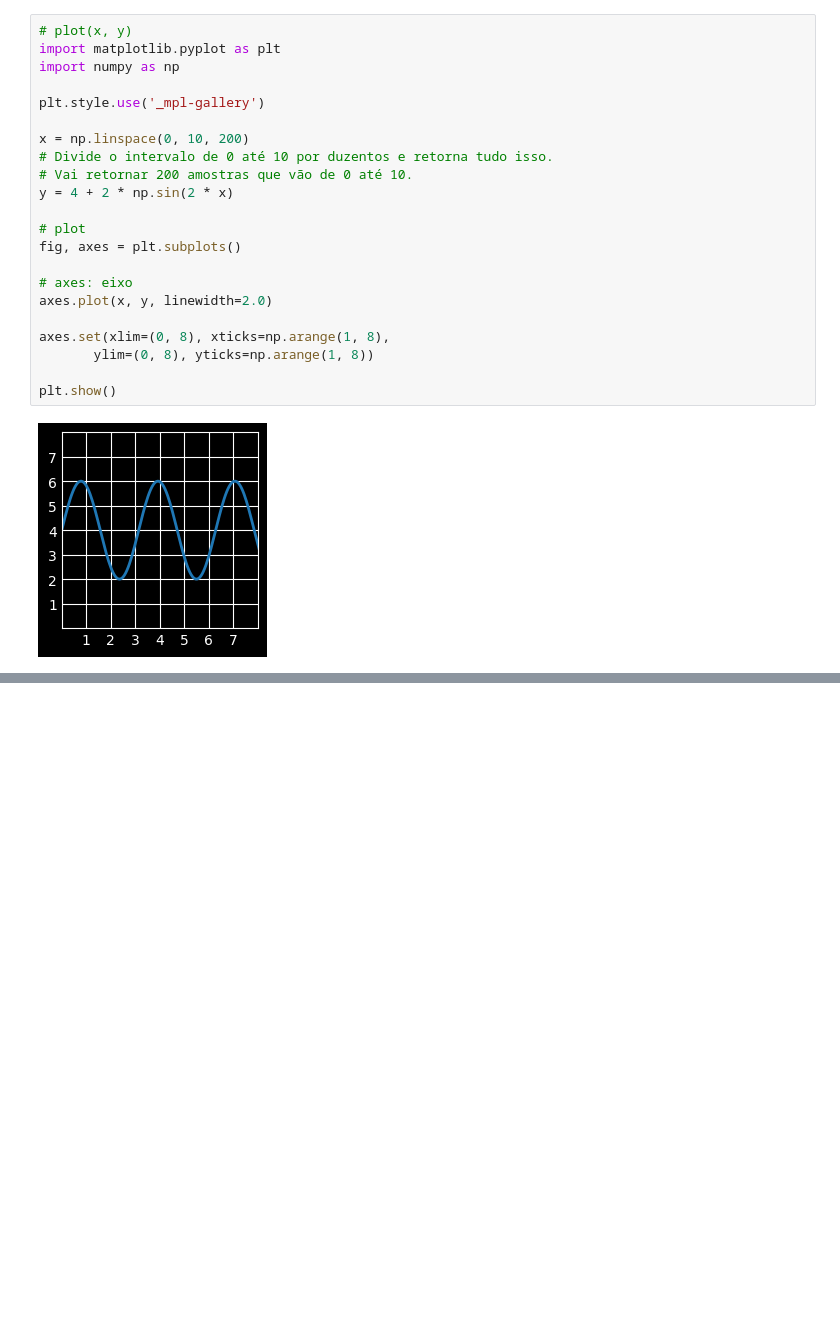
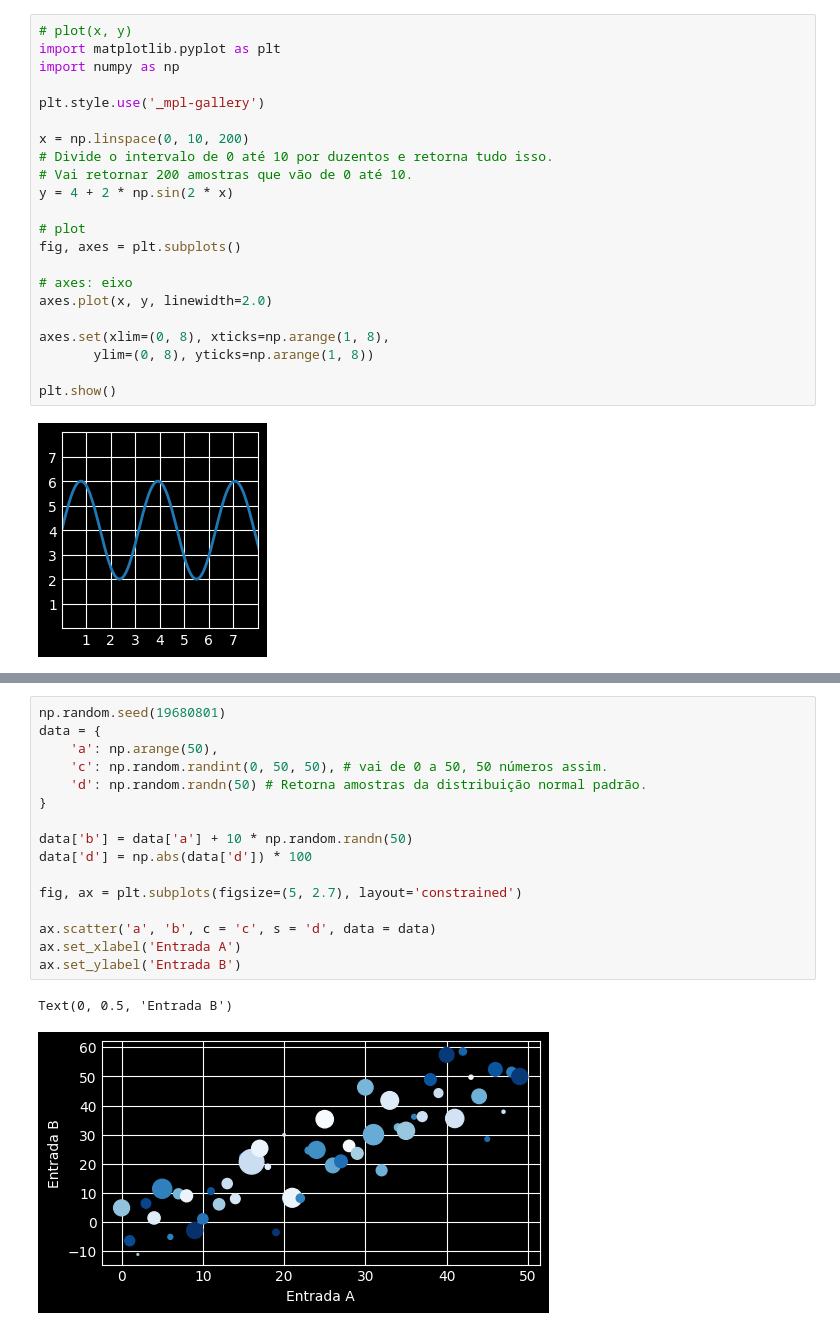
Before and after one commit to CarlosERM/Data_Science_do_Zero, a Jupyter notebook: 2.1_matplotlib.ipynb, the cells around one changed output, grey strips where cells are left out. Cells and saved outputs as stored; diff of their text form; blank space fills up the shorter version.

```diff
--- a/2.1_matplotlib.ipynb
+++ b/2.1_matplotlib.ipynb
@@ -59,0 +67,19 @@ plt.show()
+# %%
+np.random.seed(19680801)
+data = {
+    'a': np.arange(50),
+    'c': np.random.randint(0, 50, 50), # vai de 0 a 50, 50 números assim.
+    'd': np.random.randn(50) # Retorna amostras da distribuição normal padrão.
+}
+
+data['b'] = data['a'] + 10 * np.random.randn(50)
+data['d'] = np.abs(data['d']) * 100
+
+fig, ax = plt.subplots(figsize=(5, 2.7), layout='constrained')
+
+ax.scatter('a', 'b', c = 'c', s = 'd', data = data)
+ax.set_xlabel('Entrada A')
+ax.set_ylabel('Entrada B')
+# %% [output]
+Text(0, 0.5, 'Entrada B')
+[figure, added]
```
Also changed, not shown: parts of 19 cells of this notebook, 27 other files.
